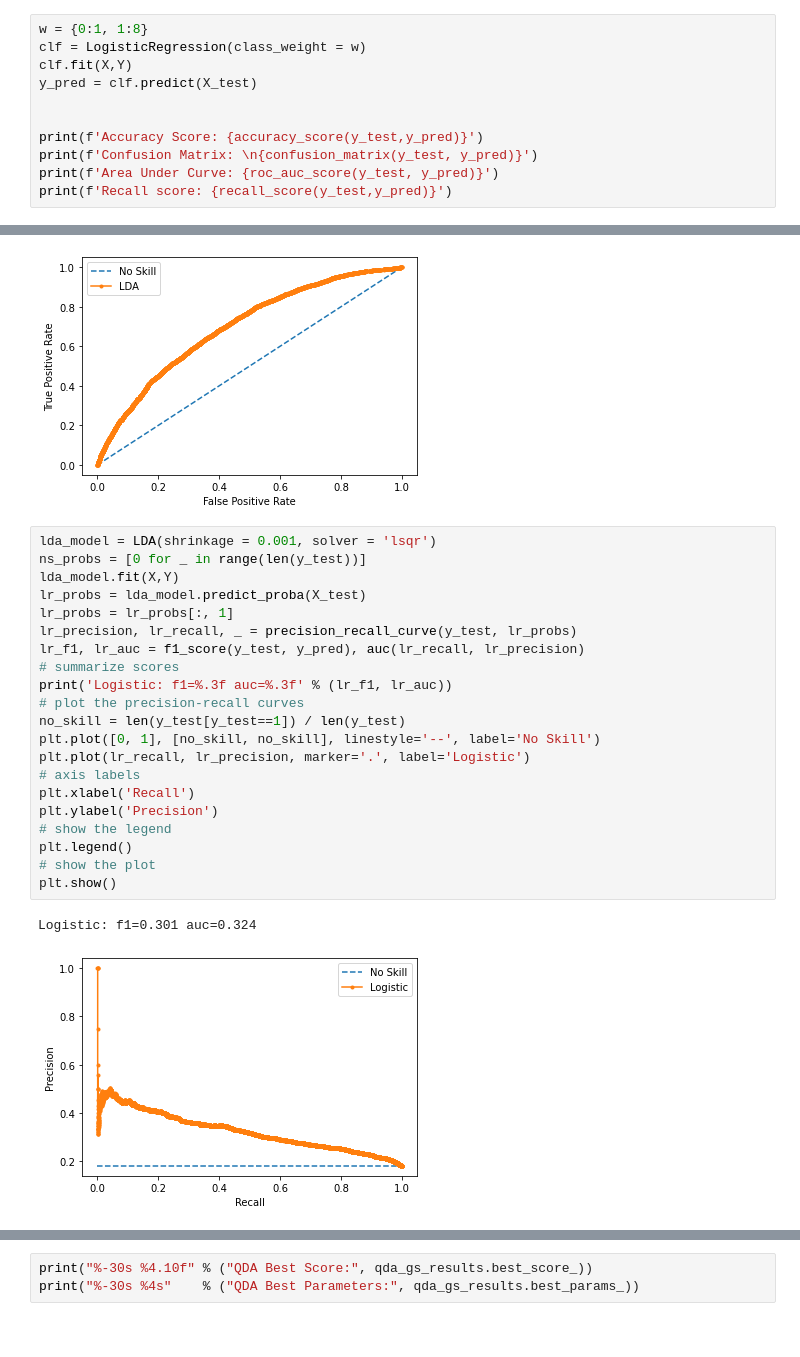
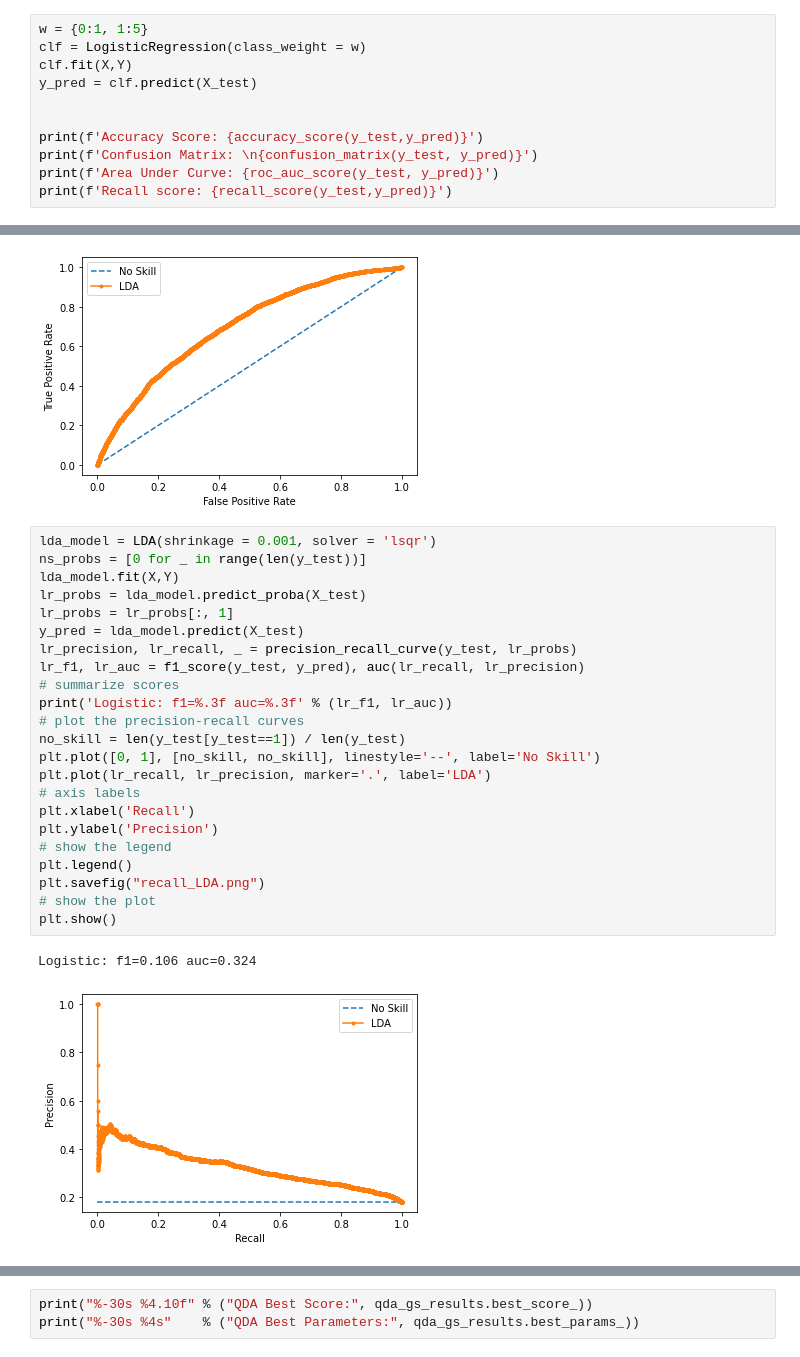
Before and after one commit to MarlonFacey/LoanDataLogReg, a Jupyter notebook: Loan Data EDA_Jason.ipynb, the cells around one changed output, grey strips where cells are left out. Saved outputs shown, nothing was run; the diff lists cells and outputs as text.

```diff
--- a/Loan Data EDA_Jason.ipynb
+++ b/Loan Data EDA_Jason.ipynb
@@ -261,7 +266,7 @@ No Skill: ROC AUC=0.500
 Logistic: ROC AUC=0.505
 [figure]
 # %%
-w = {0:1, 1:8}
+w = {0:1, 1:5}
 clf = LogisticRegression(class_weight = w)
 clf.fit(X,Y)
 y_pred = clf.predict(X_test)
@@ -419,27 +447,29 @@ Logistic: ROC AUC=0.698
 # %%
 lda_model = LDA(shrinkage = 0.001, solver = 'lsqr')
 ns_probs = [0 for _ in range(len(y_test))]
 lda_model.fit(X,Y)
 lr_probs = lda_model.predict_proba(X_test)
 lr_probs = lr_probs[:, 1]
+y_pred = lda_model.predict(X_test)
 lr_precision, lr_recall, _ = precision_recall_curve(y_test, lr_probs)
 lr_f1, lr_auc = f1_score(y_test, y_pred), auc(lr_recall, lr_precision)
 # summarize scores
 print('Logistic: f1=%.3f auc=%.3f' % (lr_f1, lr_auc))
 # plot the precision-recall curves
 no_skill = len(y_test[y_test==1]) / len(y_test)
 plt.plot([0, 1], [no_skill, no_skill], linestyle='--', label='No Skill')
-plt.plot(lr_recall, lr_precision, marker='.', label='Logistic')
+plt.plot(lr_recall, lr_precision, marker='.', label='LDA')
 # axis labels
 plt.xlabel('Recall')
 plt.ylabel('Precision')
 # show the legend
 plt.legend()
+plt.savefig("recall_LDA.png")
 # show the plot
 plt.show()
 # %% [output]
-Logistic: f1=0.301 auc=0.324
+Logistic: f1=0.106 auc=0.324
-[figure, old version]
+[figure, new version]
 # %%
 param_grid = {
     'reg_param': [0, 0.1, 0.2, 0.4, 0.6, 0.8, 0.9, 1.0, 2.0],
```
Also changed, not shown: parts of 30 cells of this notebook, 1 other file.
